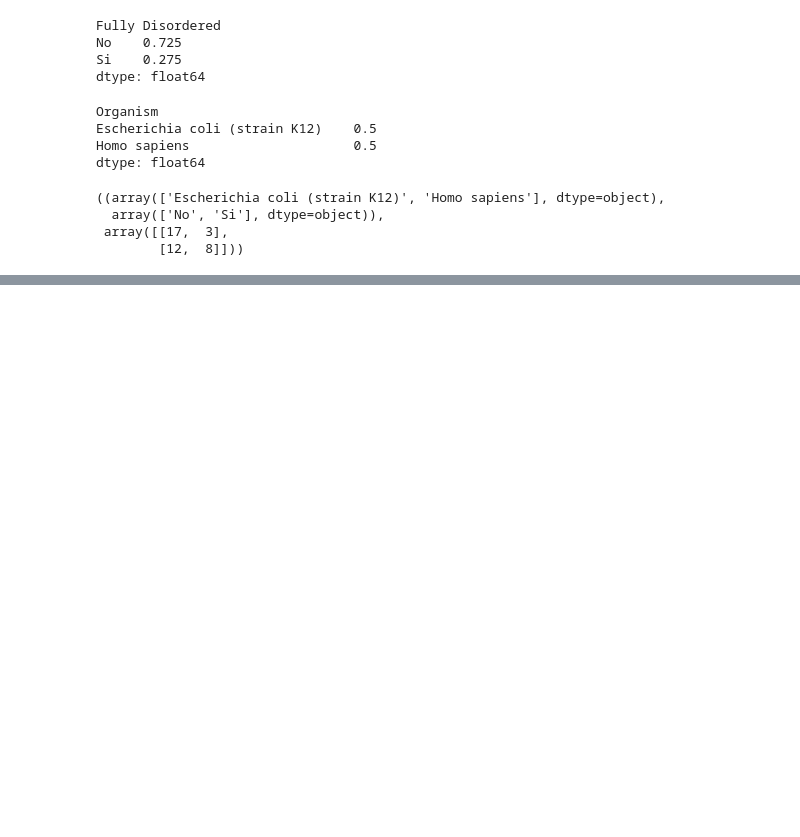
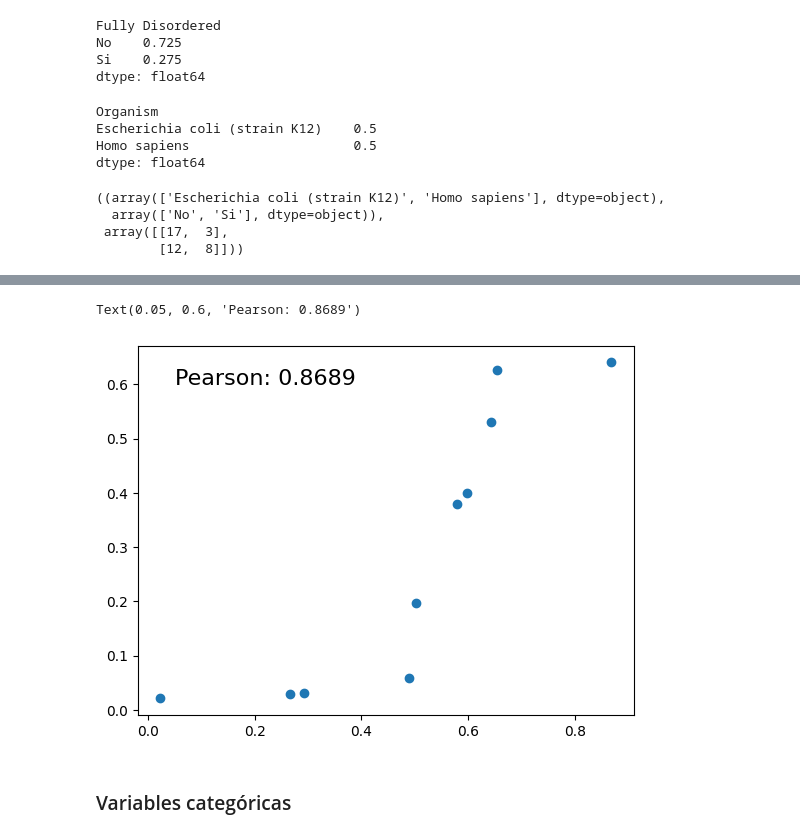
Before and after one commit to javieriserte/qualitative-data-course, a Jupyter notebook: classes/C01.3.Independencia.ipynb, the cells around one changed output, grey strips where cells are left out. Drawn from its saved outputs; the diff is of its cells as text; code cells hidden in the pictures; blank space fills up the shorter version.

```diff
--- a/classes/C01.3.Independencia.ipynb
+++ b/classes/C01.3.Independencia.ipynb
@@ -176,0 +190,33 @@ st.contingency.crosstab(df["Organism"], df["Fully Disordered"])
+# %%
+
+import numpy as np
+import scipy.stats as st
+from matplotlib import pyplot as plt
+
+data = np.array([
+  0.02256488, 0.26681332, 0.29162887, 0.48849624, 0.50184021,
+  0.58003829, 0.59856923, 0.64207527, 0.65445321, 0.8683472
+])
+
+datay = np.array([
+  0.02090346, 0.02950049, 0.03190492, 0.05852373, 0.19714768,
+  0.37935066, 0.40032053, 0.52997007, 0.62628891, 0.64026217
+])
+
+fig, axes = plt.subplots()
+
+axes.scatter(data,  datay)
+
+coeff = st.pearsonr(data, datay)
+
+axes.text(
+  x=0.05,
+  y=0.60,
+  s = f"Pearson: {coeff.statistic:0.4f}",
+  fontsize = 16
+)
+# %% [output]
+Text(0.05, 0.6, 'Pearson: 0.8689')
+[figure, added]
+# %% [markdown]
+### Variables categóricas
```
Also changed, not shown: parts of 11 cells of this notebook, 2 other files.
